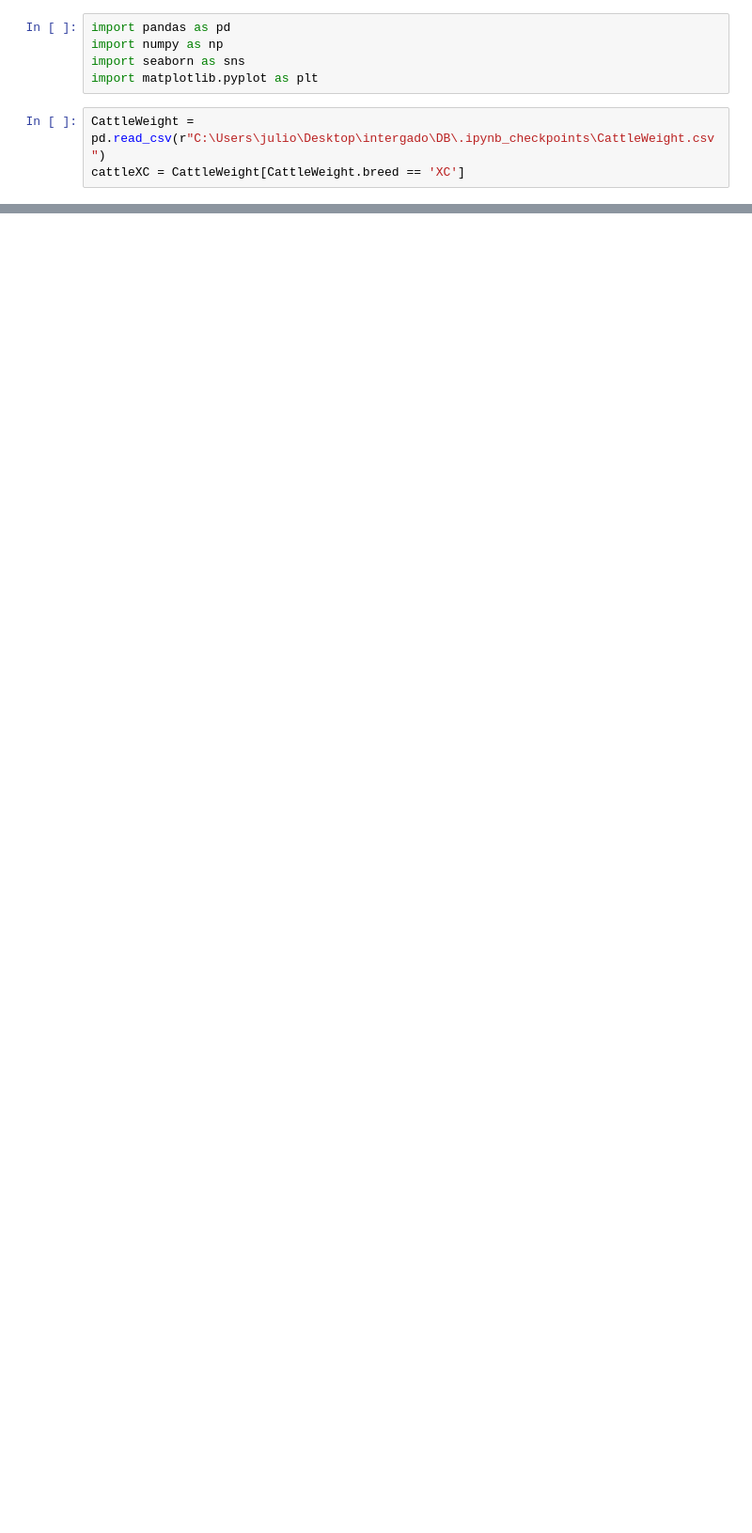
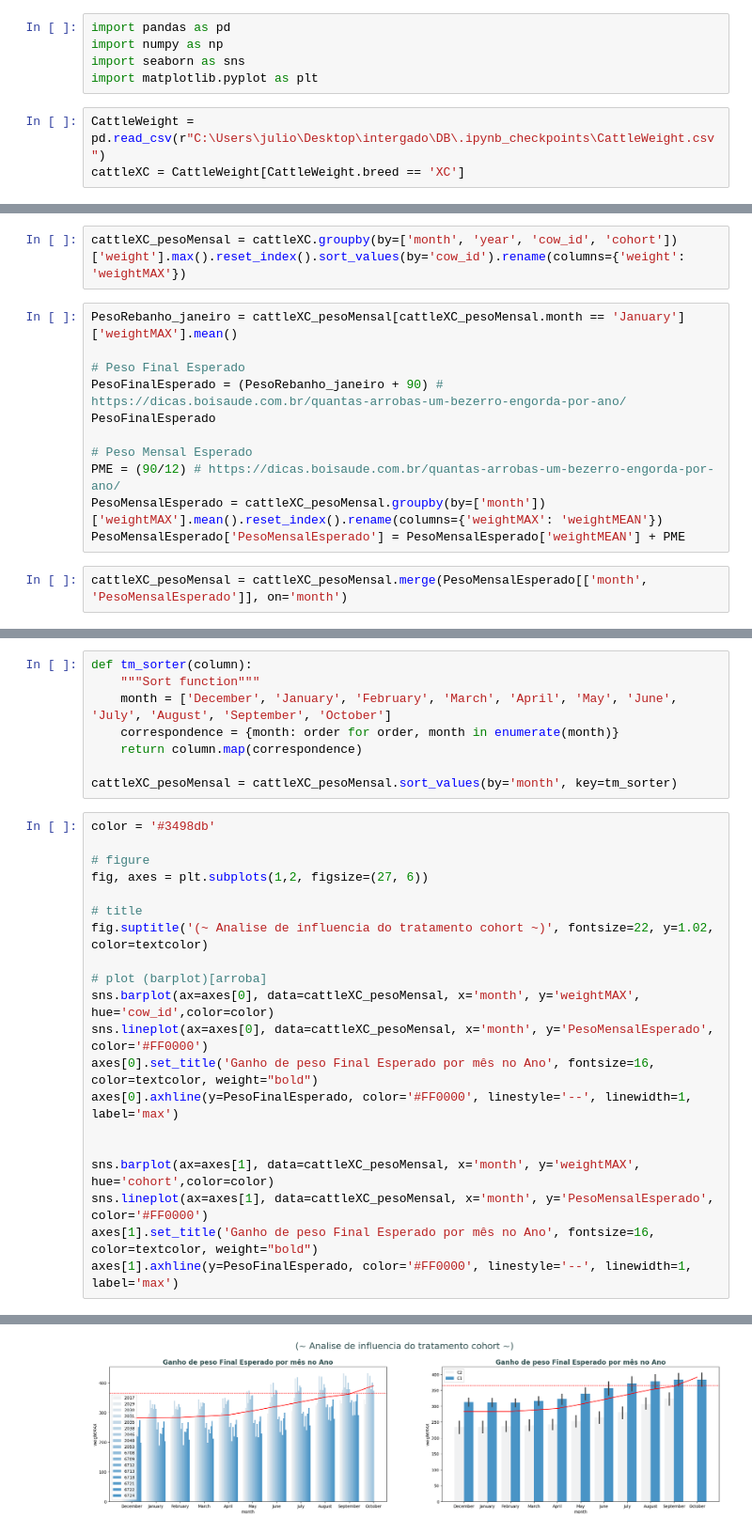
Before and after one commit to juliopk543/zootecnia-pecuaria-precisao, a Jupyter notebook: AnaliseRebanho(USD).gov/Analise/Crioulo-MesticoDeCorte-checkpoint.ipynb, the cells around one changed output, grey strips where cells are left out. Shown: that part at 94% size. Cells and saved outputs as stored; diff of their text form; blank space fills up the shorter version.

Commit message:
Atualizando analise de Crioulo Mestico

```diff
--- a/AnaliseRebanho(USD).gov/Analise/Crioulo-MesticoDeCorte-checkpoint.ipynb
+++ b/AnaliseRebanho(USD).gov/Analise/Crioulo-MesticoDeCorte-checkpoint.ipynb
@@ -111,0 +111,15 @@ cattleXC.query(f'cow_id in {bezerro}')
+# %%
+cattleXC_pesoMensal = cattleXC.groupby(by=['month', 'year', 'cow_id', 'cohort'])['weight'].max().reset_index().sort_values(by='cow_id').rename(columns={'weight': 'weightMAX'})
+# %%
+PesoRebanho_janeiro = cattleXC_pesoMensal[cattleXC_pesoMensal.month == 'January']['weightMAX'].mean()
+
+# Peso Final Esperado
+PesoFinalEsperado = (PesoRebanho_janeiro + 90) # https://dicas.boisaude.com.br/quantas-arrobas-um-bezerro-engorda-por-ano/
+PesoFinalEsperado
+
+# Peso Mensal Esperado
+PME = (90/12) # https://dicas.boisaude.com.br/quantas-arrobas-um-bezerro-engorda-por-ano/
+PesoMensalEsperado = cattleXC_pesoMensal.groupby(by=['month'])['weightMAX'].mean().reset_index().rename(columns={'weightMAX': 'weightMEAN'})
+PesoMensalEsperado['PesoMensalEsperado'] = PesoMensalEsperado['weightMEAN'] + PME
+# %%
+cattleXC_pesoMensal = cattleXC_pesoMensal.merge(PesoMensalEsperado[['month', 'PesoMensalEsperado']], on='month')
@@ -111,0 +142,29 @@ cattleXC.query(f'cow_id in {bezerro}')
+# %%
+def tm_sorter(column):
+    """Sort function"""
+    month = ['December', 'January', 'February', 'March', 'April', 'May', 'June', 'July', 'August', 'September', 'October']
+    correspondence = {month: order for order, month in enumerate(month)}
+    return column.map(correspondence)
+
+cattleXC_pesoMensal = cattleXC_pesoMensal.sort_values(by='month', key=tm_sorter)
+# %%
+color = '#3498db'
+
+# figure
+fig, axes = plt.subplots(1,2, figsize=(27, 6))
+
+# title
+fig.suptitle('(~ Analise de influencia do tratamento cohort ~)', fontsize=22, y=1.02, color=textcolor)
+
+# plot (barplot)[arroba]
+sns.barplot(ax=axes[0], data=cattleXC_pesoMensal, x='month', y='weightMAX', hue='cow_id',color=color)
+sns.lineplot(ax=axes[0], data=cattleXC_pesoMensal, x='month', y='PesoMensalEsperado', color='#FF0000')
+axes[0].set_title('Ganho de peso Final Esperado por mês no Ano', fontsize=16, color=textcolor, weight="bold")
+axes[0].axhline(y=PesoFinalEsperado, color='#FF0000', linestyle='--', linewidth=1, label='max')
+
+
+sns.barplot(ax=axes[1], data=cattleXC_pesoMensal, x='month', y='weightMAX', hue='cohort',color=color)
+sns.lineplot(ax=axes[1], data=cattleXC_pesoMensal, x='month', y='PesoMensalEsperado', color='#FF0000')
+axes[1].set_title('Ganho de peso Final Esperado por mês no Ano', fontsize=16, color=textcolor, weight="bold")
+axes[1].axhline(y=PesoFinalEsperado, color='#FF0000', linestyle='--', linewidth=1, label='max')
+# %% [output]
@@ -111,0 +172 @@ cattleXC.query(f'cow_id in {bezerro}')
+[figure, added]
```
Also changed, not shown: parts of 8 cells of this notebook.
